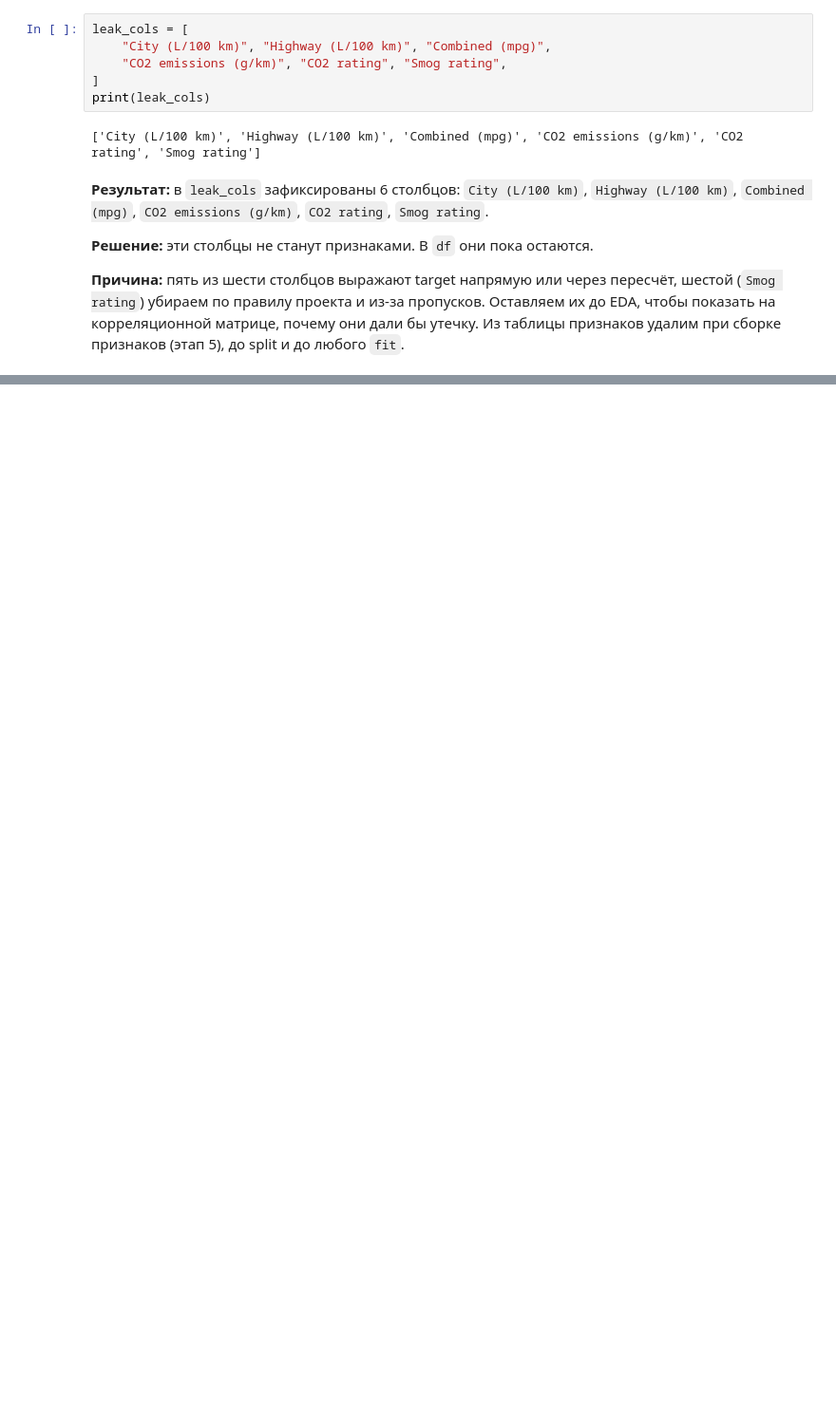
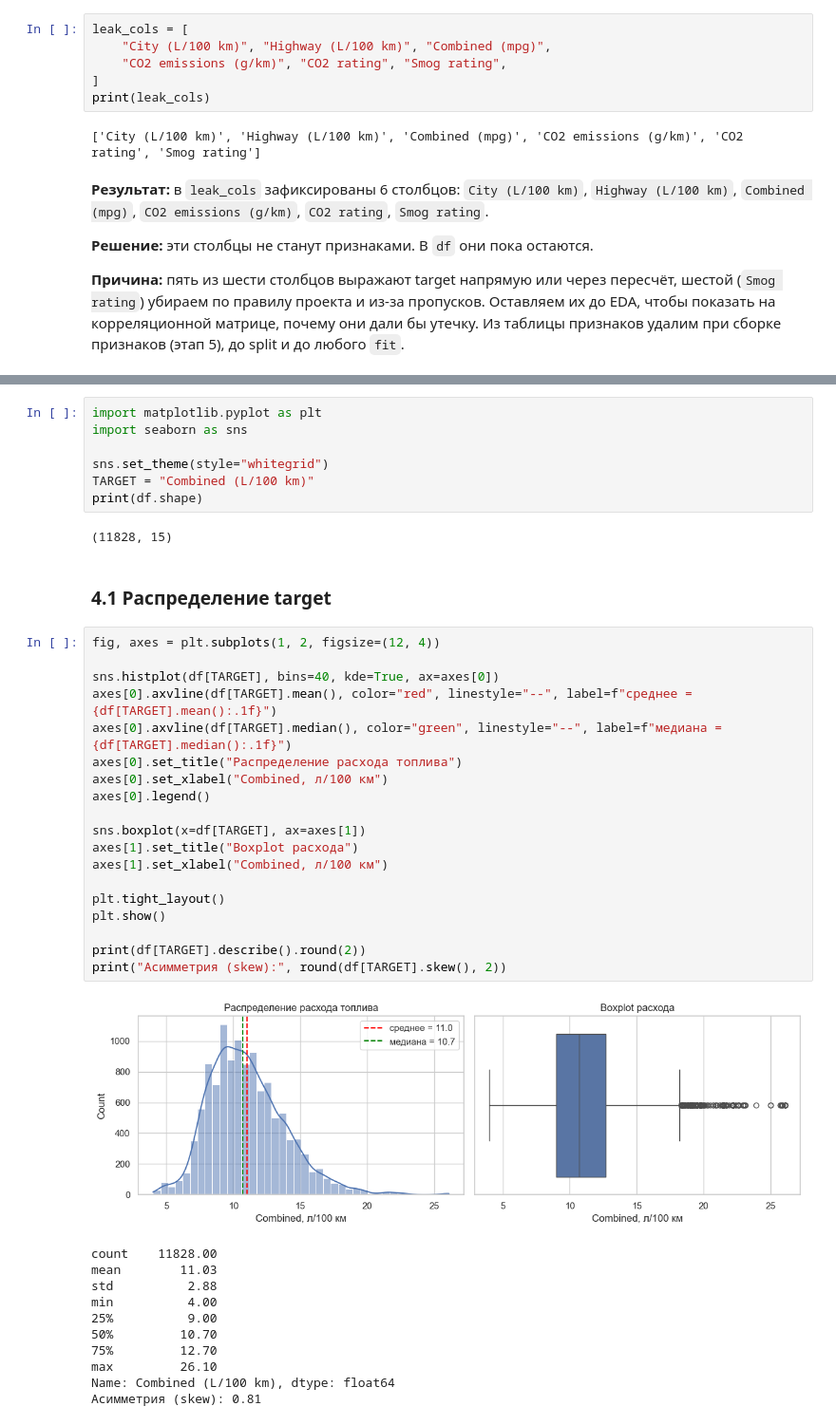
Before and after one commit to isk0nka-dot/Vehicle-Fuel-Efficiency, a Jupyter notebook: notebooks/midterm.ipynb, the cells around one changed output, grey strips where cells are left out. Shown at 95% size. Drawn from its saved outputs; the diff is of its cells as text; blank space fills up the shorter version.

```diff
--- a/notebooks/midterm.ipynb
+++ b/notebooks/midterm.ipynb
@@ -447,0 +469,42 @@ print("Сохранено:", df.shape, "| прочитано:", check.shape)
+# %%
+import matplotlib.pyplot as plt
+import seaborn as sns
+
+sns.set_theme(style="whitegrid")
+TARGET = "Combined (L/100 km)"
+print(df.shape)
+# %% [output]
+(11828, 15)
+# %% [markdown]
+### 4.1 Распределение target
+# %%
+fig, axes = plt.subplots(1, 2, figsize=(12, 4))
+
+sns.histplot(df[TARGET], bins=40, kde=True, ax=axes[0])
+axes[0].axvline(df[TARGET].mean(), color="red", linestyle="--", label=f"среднее = {df[TARGET].mean():.1f}")
+axes[0].axvline(df[TARGET].median(), color="green", linestyle="--", label=f"медиана = {df[TARGET].median():.1f}")
+axes[0].set_title("Распределение расхода топлива")
+axes[0].set_xlabel("Combined, л/100 км")
+axes[0].legend()
+
+sns.boxplot(x=df[TARGET], ax=axes[1])
+axes[1].set_title("Boxplot расхода")
+axes[1].set_xlabel("Combined, л/100 км")
+
+plt.tight_layout()
+plt.show()
+
+print(df[TARGET].describe().round(2))
+print("Асимметрия (skew):", round(df[TARGET].skew(), 2))
+# %% [output]
+[figure, added]
+count    11828.00
+mean        11.03
+std          2.88
+min          4.00
+25%          9.00
+50%         10.70
+75%         12.70
+max         26.10
+Name: Combined (L/100 km), dtype: float64
+Асимметрия (skew): 0.81
```
Also changed, not shown: parts of 49 cells of this notebook, 7 other files.
